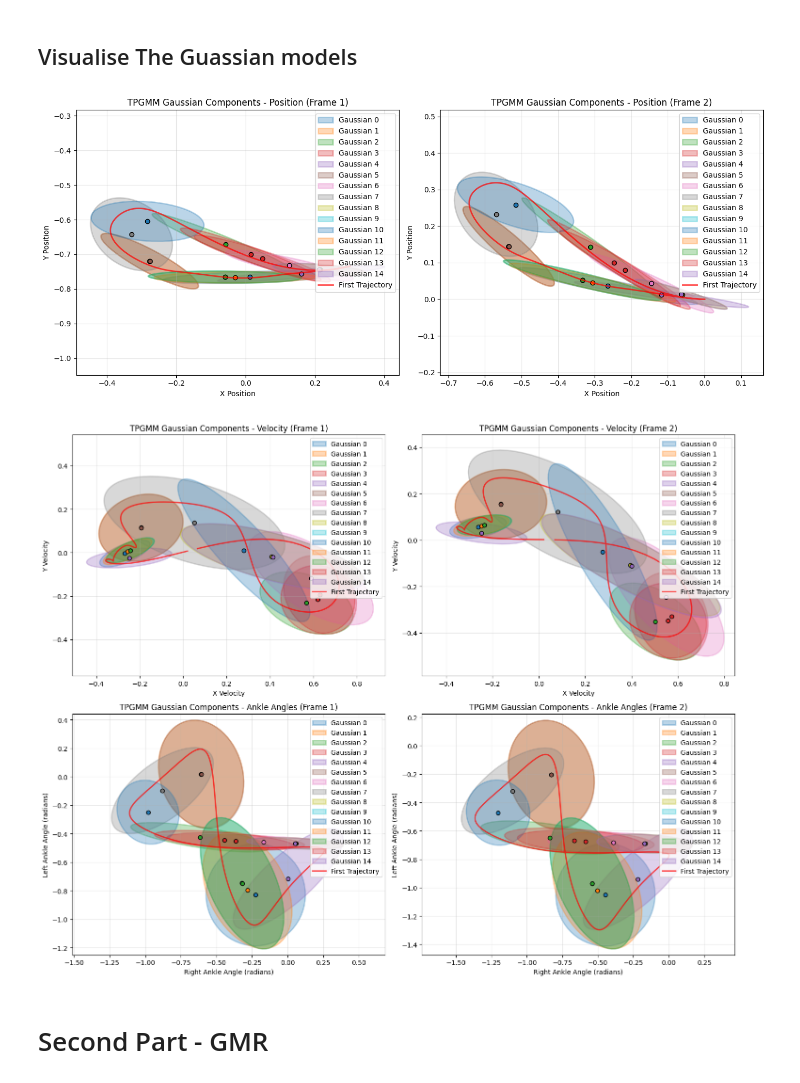
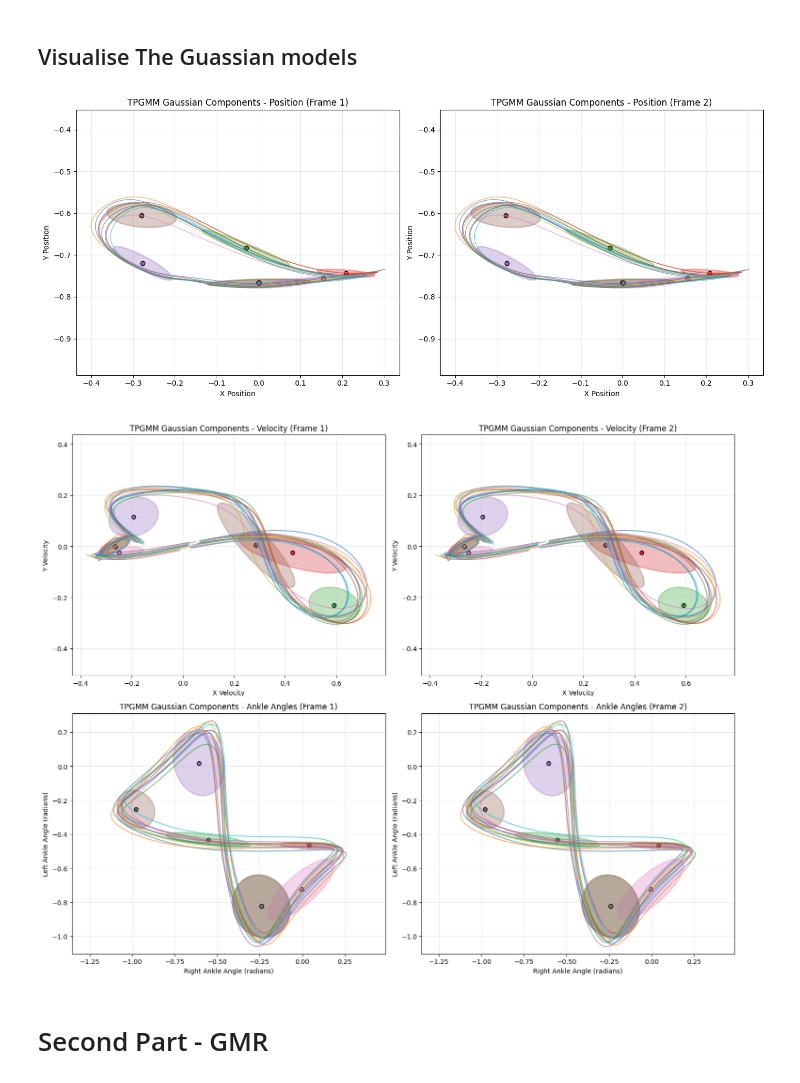
Before and after one commit to cocorock/Gait-analysis-coupled, a Jupyter notebook: TaskPaGMMM/examples/gait_example_modifiedV2.ipynb, the cells around one changed output. Cells and saved outputs as stored; diff of their text form; code cells hidden in the pictures.

```diff
--- a/TaskPaGMMM/examples/gait_example_modifiedV2.ipynb
+++ b/TaskPaGMMM/examples/gait_example_modifiedV2.ipynb
@@ -35,7 +35,7 @@ trajectories_fr2 = []
 
 # Access kinematics data for FR1 and FR2
 fr1_data = data['kinematics_data']['FR1']['right_leg_kinematics']
-fr2_data = data['kinematics_data']['FR2']['right_leg_kinematics']
+fr2_data = data['kinematics_data']['FR1']['right_leg_kinematics']
 
 for demo_fr1, demo_fr2 in zip(fr1_data, fr2_data):
     # For FR1: right ankle position, velocity, and angle data with time
@@ -646,9 +646,9 @@ Fitting TPGMM
 best_n_components = None
 lowest_bic_score = float('inf')
 bic_scores = []
-n_components_range = range(3, 31)  # Test components from 3 to 14
+n_components_range = range(3, 24)  # Test components from 3 to 14
 threshold_Value = 1e-5  # Convergence threshold
-reg_factor_Value = 1e-15    # Regularization factor to avoid singularities
+reg_factor_Value = 1e-8    # Regularization factor to avoid singularities
 
 print("Starting TPGMM model selection with corrected data...")
 print(f"Testing number of components from {min(n_components_range)} to {max(n_components_range)}")
@@ -661,7 +661,7 @@ for n_components in n_components_range:
     print(f'Fitting TPGMM with n_components={n_components}...')
 
     # Define the TPGMM model with the current n_components
-    tpgmm_temp = TPGMM(n_components=n_components, verbose=False, threshold=threshold_Value, reg_factor=reg_factor_Value)  ##<========
+    tpgmm_temp = TPGMM(n_components=n_components, verbose=True, threshold=threshold_Value, reg_factor=reg_factor_Value)  ##<========
 
     # Fit the model with the trajectories
     print('Data check passed. Fitting the model...')
@@ -804,8 +804,10 @@ plot_ellipsoids_2d(
     covs=tpgmm.covariances_[frame_idx, :, :2, :2],
     ax=axes[0]
 )
-axes[0].plot(trajectories_fr1[0][:, 0], trajectories_fr1[0][:, 1], 'r-', linewidth=2, alpha=0.7, label='First Trajectory')
-axes[0].legend()
+for i, traj in enumerate(trajectories_fr1):
+    axes[0].plot(traj[:, 0], traj[:, 1], '-', linewidth=1, alpha=0.6, label=f'Trajectory {i+1}')
+
+#axes[0].legend()
 axes[0].set_title('TPGMM Gaussian Components - Position (Frame 1)')
 axes[0].set_xlabel('X Position')
 axes[0].set_ylabel('Y Position')
@@ -817,8 +819,10 @@ plot_ellipsoids_2d(
     covs=tpgmm.covariances_[frame_idx, :, :2, :2],
     ax=axes[1]
 )
-axes[1].plot(trajectories_fr2[0][:, 0], trajectories_fr2[0][:, 1], 'r-', linewidth=2, alpha=0.7, label='First Trajectory')
-axes[1].legend()
+for i, traj in enumerate(trajectories_fr2):
+    axes[1].plot(traj[:, 0], traj[:, 1], '-', linewidth=1, alpha=0.6, label=f'Trajectory {i+1}')
+
+#axes[1].legend()
 axes[1].set_title('TPGMM Gaussian Components - Position (Frame 2)')
 axes[1].set_xlabel('X Position')
 axes[1].set_ylabel('Y Position')
@@ -826,65 +830,71 @@ axes[1].set_ylabel('Y Position')
 plt.tight_layout()
 plt.show()
 # %% [output]
-[figure, old version]
+[figure, new version]
 # %%
 # Visualize TPGMM Gaussian components for velocity and ankle angle features
 fig, axes = plt.subplots(2, 2, figsize=(15, 12))
 
-# Velocity components (indices 2,3)
+# Velocity components (indices 2,3) - Frame 1
 frame_idx = 0
 plot_ellipsoids_2d(
     means=tpgmm.means_[frame_idx, :, 2:4],
     covs=tpgmm.covariances_[frame_idx, :, 2:4, 2:4],
     ax=axes[0, 0]
 )
-axes[0, 0].plot(trajectories_fr1[0][:, 2], trajectories_fr1[0][:, 3], 'r-', linewidth=2, alpha=0.7, label='First Trajectory')
-axes[0, 0].legend()
+for i, traj in enumerate(trajectories_fr1):
+    axes[0, 0].plot(traj[:, 2], traj[:, 3], '-', linewidth=1.5, alpha=0.6, label=f'Trajectory {i+1}')
+# axes[0, 0].legend()
 axes[0, 0].set_title('TPGMM Gaussian Components - Velocity (Frame 1)')
 axes[0, 0].set_xlabel('X Velocity')
 axes[0, 0].set_ylabel('Y Velocity')
 
+# Velocity components (indices 2,3) - Frame 2
 frame_idx = 1
 plot_ellipsoids_2d(
     means=tpgmm.means_[frame_idx, :, 2:4],
     covs=tpgmm.covariances_[frame_idx, :, 2:4, 2:4],
     ax=axes[0, 1]
 )
-axes[0, 1].plot(trajectories_fr2[0][:, 2], trajectories_fr2[0][:, 3], 'r-', linewidth=2, alpha=0.7, label='First Trajectory')
-axes[0, 1].legend()
+for i, traj in enumerate(trajectories_fr2):
+    axes[0, 1].plot(traj[:, 2], traj[:, 3], '-', linewidth=1.5, alpha=0.6, label=f'Trajectory {i+1}')
+# axes[0, 1].legend()
 axes[0, 1].set_title('TPGMM Gaussian Components - Velocity (Frame 2)')
 axes[0, 1].set_xlabel('X Velocity')
 axes[0, 1].set_ylabel('Y Velocity')
 
-# Ankle angle components (indices 4,5)
+# Ankle angle components (indices 4,5) - Frame 1
 frame_idx = 0
 plot_ellipsoids_2d(
     means=tpgmm.means_[frame_idx, :, 4:6],
     covs=tpgmm.covariances_[frame_idx, :, 4:6, 4:6],
     ax=axes[1, 0]
 )
-axes[1, 0].plot(trajectories_fr1[0][:, 4], trajectories_fr1[0][:, 5], 'r-', linewidth=2, alpha=0.7, label='First Trajectory')
-axes[1, 0].legend()
+for i, traj in enumerate(trajectories_fr1):
+    axes[1, 0].plot(traj[:, 4], traj[:, 5], '-', linewidth=1.5, alpha=0.6, label=f'Trajectory {i+1}')
+# axes[1, 0].legend()
 axes[1, 0].set_title('TPGMM Gaussian Components - Ankle Angles (Frame 1)')
 axes[1, 0].set_xlabel('Right Ankle Angle (radians)')
 axes[1, 0].set_ylabel('Left Ankle Angle (radians)')
 
+# Ankle angle components (indices 4,5) - Frame 2
 frame_idx = 1
 plot_ellipsoids_2d(
     means=tpgmm.means_[frame_idx, :, 4:6],
     covs=tpgmm.covariances_[frame_idx, :, 4:6, 4:6],
     ax=axes[1, 1]
 )
-axes[1, 1].plot(trajectories_fr2[0][:, 4], trajectories_fr2[0][:, 5], 'r-', linewidth=2, alpha=0.7, label='First Trajectory')
-axes[1, 1].legend()
+for i, traj in enumerate(trajectories_fr2):
+    axes[1, 1].plot(traj[:, 4], traj[:, 5], '-', linewidth=1.5, alpha=0.6, label=f'Trajectory {i+1}')
+#axes[1, 1].legend()
 axes[1, 1].set_title('TPGMM Gaussian Components - Ankle Angles (Frame 2)')
 axes[1, 1].set_xlabel('Right Ankle Angle (radians)')
 axes[1, 1].set_ylabel('Left Ankle Angle (radians)')
 
 plt.tight_layout()
 plt.show()
 # %% [output]
-[figure, old version]
+[figure, new version]
 # %% [markdown]
 # Second Part - GMR
 # %%
```
Also changed, not shown: parts of 14 cells of this notebook, 8 other files.
